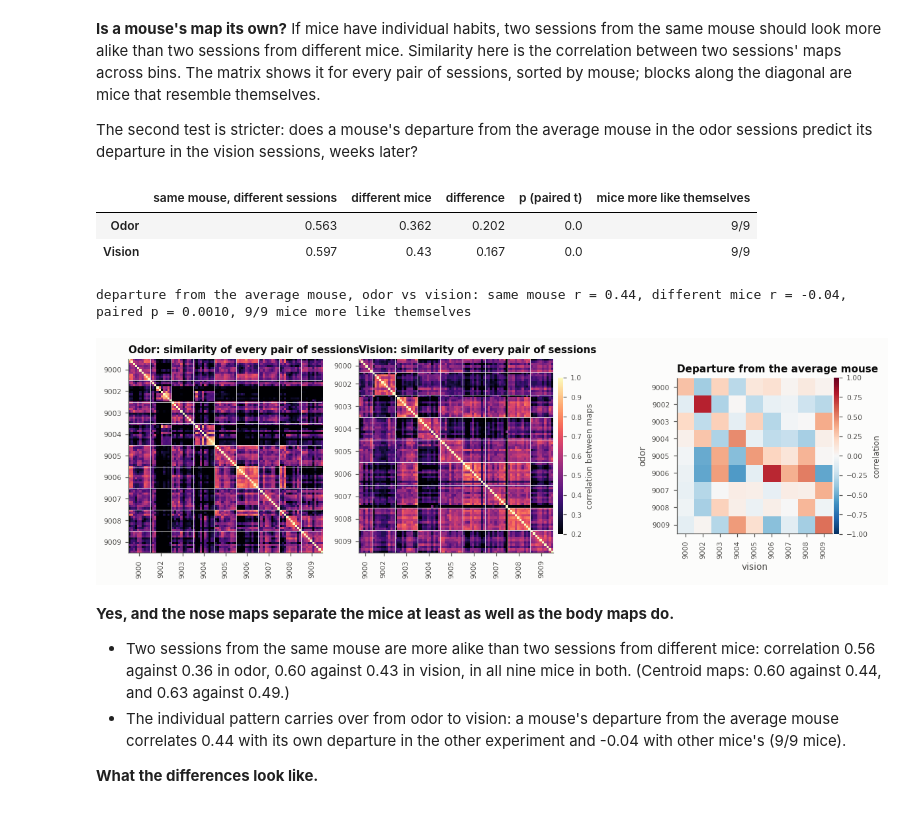
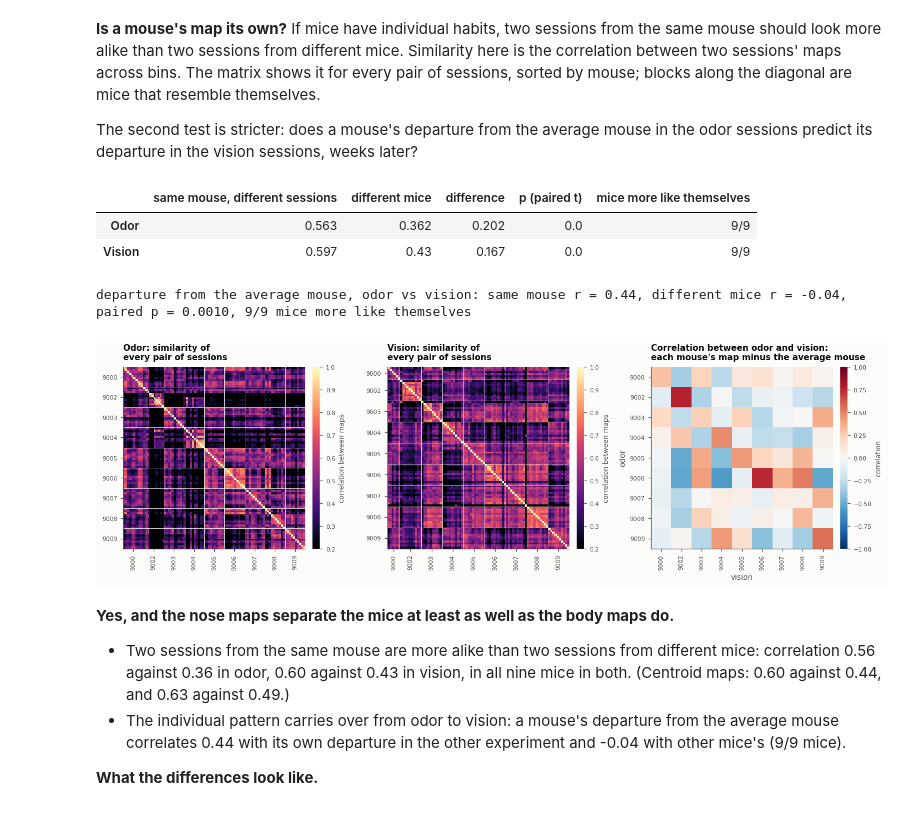
Before and after one commit to nghess/cbm-task-behavior, a Jupyter notebook: occupancy_nose.ipynb, the cells around one changed output. Cells and saved outputs as stored; diff of their text form; code cells hidden in the pictures.

```diff
--- a/occupancy_nose.ipynb
+++ b/occupancy_nose.ipynb
@@ -42,21 +42,14 @@ pd.set_option('display.width', 200, 'display.precision', 3)
 EXPERIMENTS = ['odor', 'vision']
 EXP_COLOR = {'odor': '#2a78d6', 'vision': '#7a52c7'}
 EXP_LABEL = {'odor': 'Odor', 'vision': 'Vision'}
-INK, MUTED, GRID = '#0b0b0b', '#52514e', '#e4e3df'
-plt.rcParams.update({
-    'figure.facecolor': '#fcfcfb', 'axes.facecolor': '#fcfcfb', 'savefig.facecolor': '#fcfcfb',
-    'axes.spines.top': False, 'axes.spines.right': False, 'axes.edgecolor': MUTED,
-    'axes.labelcolor': MUTED, 'xtick.color': MUTED, 'ytick.color': MUTED, 'text.color': INK,
-    'axes.titlesize': 10, 'axes.titleweight': 'bold', 'axes.titlelocation': 'left',
-    'axes.labelsize': 9, 'xtick.labelsize': 8, 'ytick.labelsize': 8, 'legend.fontsize': 8,
-    'legend.frameon': False, 'figure.dpi': 110,
-})
+from src.style import INK, MUTED, GRID, PAPER, use_style
+use_style()
 
 POINT = 'nose'
 loaded = [load_occupancy(e, POINT) for e in EXPERIMENTS]
 ses = pd.concat([l[0] for l in loaded], ignore_index=True)            # one row per session, aligned with the maps
 maps = {epoch: np.concatenate([l[1][epoch] for l in loaded]) for epoch in EPOCHS}     # {epoch: [session, y bin, x bin]}, seconds
-search_s = maps['appetitive']                                         # the search: leaving the port to finding the target
+search_s = maps['search']                                         # the search: leaving the port to finding the target
 
 def density(maps):
     """Share of time per bin, scaled so 1 = time spread evenly over the arena."""
@@ -81,14 +74,14 @@ to_end = np.minimum(YY - REACH['y0'], REACH['y1'] - YY)
 wall_dist = np.minimum(np.minimum(XX - REACH['x0'], REACH['x1'] - XX), to_end)       # px inside the reachable edge; negative = outside
 LANE = 0.75 * cfg.CELL_W
 lane = (wall_dist > 0) & (wall_dist < LANE)
-ports = density(maps['drinking'].sum(axis=0)) > 10   # the bins the nose is in while the mouse drinks
+ports = density(maps['consumption'].sum(axis=0)) > 10   # the bins the nose is in while the mouse drinks
 ZONES = {'wall lane': lane & ~ports, '   along the side walls': lane & (to_end >= LANE) & ~ports, '   along the end walls': lane & (to_end < LANE) & ~ports,
          'at the ports': ports, 'interior': (wall_dist >= LANE) & ~ports,
          'outside the target grid': ((XX < cfg.CELL_W) | (XX >= cfg.FRAME_W - cfg.CELL_W) | (YY < cfg.CELL_H) | (YY >= cfg.FRAME_H - cfg.CELL_H))}
 print('reachable area (px):', {k: round(v) for k, v in REACH.items()}, '| bins:', {name.strip(): int(mask.sum()) for name, mask in ZONES.items()})
 zone_share = pd.DataFrame({name: search_s[:, mask].sum(axis=1) / search_s.sum(axis=(1, 2)) for name, mask in ZONES.items()})
 
-def show(ax, m, cmap='magma', vmin=0, vmax=3, title=None, lines='#fcfcfb'):
+def show(ax, m, cmap='magma', vmin=0, vmax=3, title=None, lines=PAPER):
     """Draw one map with the arena on its side: long axis left to right, low-y end on the left."""
     im = ax.imshow(m.T, origin='lower', extent=(0, cfg.FRAME_H, 0, cfg.FRAME_W), cmap=cmap, vmin=vmin, vmax=vmax, interpolation='nearest')
     ax.add_patch(Rectangle((cfg.CELL_H, cfg.CELL_W), cfg.FRAME_H - 2 * cfg.CELL_H, cfg.FRAME_W - 2 * cfg.CELL_W, fill=False, edgecolor=lines, lw=0.6))
@@ -127,7 +120,7 @@ def mean_over_mice(maps, keep):
     """Mean map across mice of each mouse's mean map over its sessions in `keep`."""
     return np.mean([maps[g.index].mean(axis=0) for _, g in ses[keep].groupby('mouse')], axis=0)
 
-EPOCH_VMAX = {'appetitive': 3, 'consummatory': 3, 'drinking': 60}      # drinking is all at the ports, so it needs its own scale
+EPOCH_VMAX = {'search': 3, 'retrieval': 3, 'consumption': 60}   # consumption is all at the ports, so it needs its own scale
 fig, axes = plt.subplots(len(EPOCHS), 2, figsize=(11, 7.8))
 for row, epoch in zip(axes, EPOCHS):
     for ax, exp in zip(row, EXPERIMENTS):
@@ -220,45 +213,45 @@ other_session = ~np.eye(len(ses), dtype=bool)
 rows = {}
 for exp in EXPERIMENTS:
     own, others = {}, {}
     for m, g in ses[ses.experiment == exp].groupby('mouse'):
         i = g.index.to_numpy()
         own[m] = similarity[np.ix_(i, i)][other_session[np.ix_(i, i)]].mean()
         others[m] = similarity[i][:, (same_exp[i[0]] & ~same_mouse[i[0]])].mean()
     own, others = pd.Series(own), pd.Series(others)
     rows[EXP_LABEL[exp]] = {'same mouse, different sessions': own.mean(), 'different mice': others.mean(), 'difference': (own - others).mean(),
                             'p (paired t)': sps.ttest_rel(own, others).pvalue, 'mice more like themselves': f'{int((own > others).sum())}/{len(own)}'}
 display(pd.DataFrame(rows).T)
 
 # a mouse's departure from the average mouse, odor against vision
 departure = {exp: np.array([(mouse_map[exp, m] - group_map[exp]).ravel() for m in MICE]) for exp in EXPERIMENTS}
 across = np.corrcoef(departure['odor'], departure['vision'])[:len(MICE), len(MICE):]       # [odor mouse, vision mouse]
 same, different = np.diag(across), (across.sum(axis=1) - np.diag(across)) / (len(MICE) - 1)
 print(f"departure from the average mouse, odor vs vision: same mouse r = {same.mean():.2f}, different mice r = {different.mean():.2f}, "
       f"paired p = {sps.ttest_rel(same, different).pvalue:.4f}, {int((same > different).sum())}/{len(MICE)} mice more like themselves")
 
-fig, axes = plt.subplots(1, 3, figsize=(13, 4), gridspec_kw={'width_ratios': [1, 1, 0.8]})
+fig, axes = plt.subplots(1, 3, figsize=(15, 4.8), gridspec_kw={'wspace': 0.45})
 for ax, exp in zip(axes, EXPERIMENTS):
     i = ses.index[ses.experiment == exp].to_numpy()
     im = ax.imshow(similarity[np.ix_(i, i)], cmap='magma', vmin=0.2, vmax=1, interpolation='nearest')
     edges = np.flatnonzero(np.r_[True, ses.mouse[i].to_numpy()[1:] != ses.mouse[i].to_numpy()[:-1], True])
-    ax.set(xticks=(edges[:-1] + edges[1:]) / 2 - 0.5, xticklabels=MICE, yticks=(edges[:-1] + edges[1:]) / 2 - 0.5, yticklabels=MICE,
-           title=f'{EXP_LABEL[exp]}: similarity of every pair of sessions')
+    ax.set(xticks=(edges[:-1] + edges[1:]) / 2 - 0.5, xticklabels=MICE, yticks=(edges[:-1] + edges[1:]) / 2 - 0.5, yticklabels=MICE)
+    ax.set_title(f'{EXP_LABEL[exp]}: similarity of\nevery pair of sessions', pad=8)
+    for e in edges[1:-1]:
+        ax.axhline(e - 0.5, color=PAPER, lw=0.5); ax.axvline(e - 0.5, color=PAPER, lw=0.5)
+im_across = axes[2].imshow(across, cmap='RdBu_r', vmin=-1, vmax=1, interpolation='nearest')
+axes[2].set(xticks=range(len(MICE)), xticklabels=MICE, yticks=range(len(MICE)), yticklabels=MICE, xlabel='vision', ylabel='odor')
+axes[2].set_title("Correlation between odor and vision:\neach mouse's map minus the average mouse", pad=8)
+for ax, image, label in zip(axes, (im, im, im_across), ('correlation between maps', 'correlation between maps', 'correlation')):
     ax.tick_params(axis='x', rotation=90, labelsize=7); ax.tick_params(axis='y', labelsize=7)
-    for e in edges[1:-1]:
-        ax.axhline(e - 0.5, color='#fcfcfb', lw=0.5); ax.axvline(e - 0.5, color='#fcfcfb', lw=0.5)
-colorbar(fig, im, axes[:2], 'correlation between maps')
-im = axes[2].imshow(across, cmap='RdBu_r', vmin=-1, vmax=1, interpolation='nearest')
-axes[2].set(xticks=range(len(MICE)), xticklabels=MICE, yticks=range(len(MICE)), yticklabels=MICE, xlabel='vision', ylabel='odor',
-            title='Departure from the average mouse')
-axes[2].tick_params(axis='x', rotation=90, labelsize=7); axes[2].tick_params(axis='y', labelsize=7)
-colorbar(fig, im, axes[2], 'correlation')
+    cb = fig.colorbar(image, cax=ax.inset_axes([1.04, 0, 0.04, 1]))      # one colorbar per panel, so all three keep the same size
+    cb.set_label(label, fontsize=8); cb.ax.tick_params(labelsize=7); cb.outline.set_visible(False)
 plt.show()
 # %% [output]
 |  | same mouse, different sessions | different mice | difference | p (paired t) | mice more like themselves |
 | Odor | 0.563 | 0.362 | 0.202 | 0.0 | 9/9 |
 | Vision | 0.597 | 0.43 | 0.167 | 0.0 | 9/9 |
 departure from the average mouse, odor vs vision: same mouse r = 0.44, different mice r = -0.04, paired p = 0.0010, 9/9 mice more like themselves
-[figure, old version]
+[figure, new version]
 # %% [markdown]
 **Yes, and the nose maps separate the mice at least as well as the body maps do.**
 - Two sessions from the same mouse are more alike than two sessions from different mice: correlation 0.56 against 0.36 in odor, 0.60 against 0.43 in vision, in all nine mice in both. (Centroid maps: 0.60 against 0.44, and 0.63 against 0.49.)
```
Also changed, not shown: parts of 5 cells of this notebook, 21 other files.
